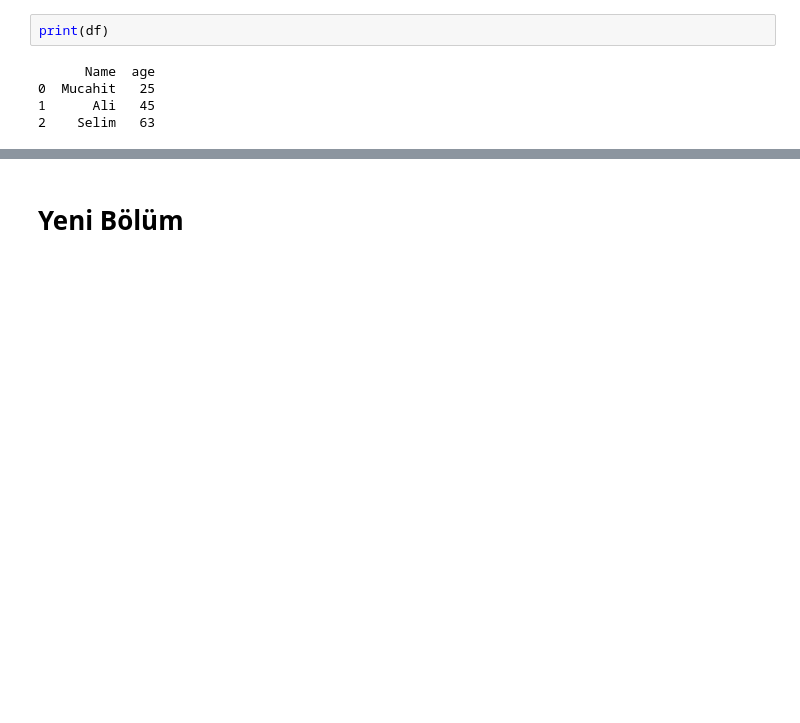
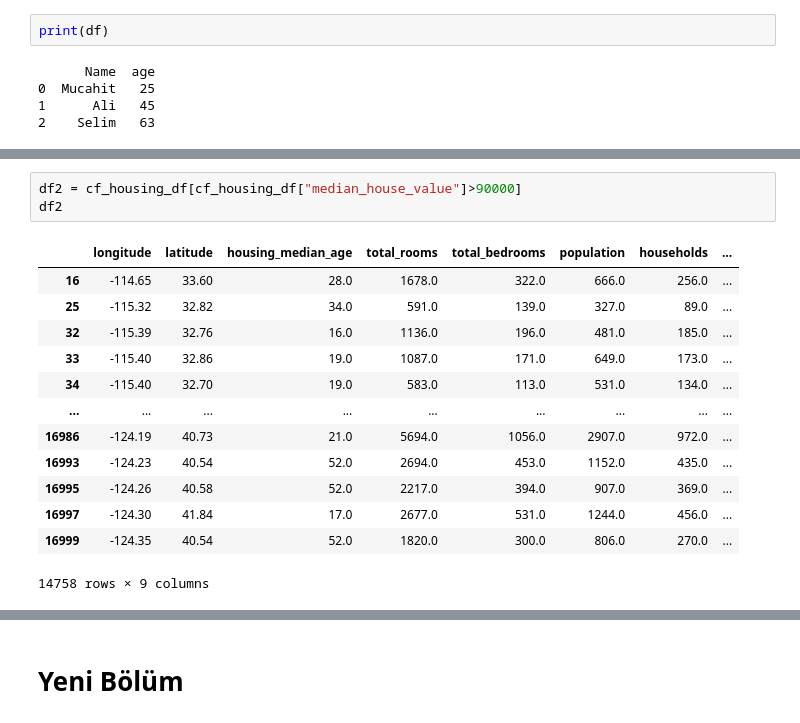
Before and after one commit to DerinOgrenme2021/MucahitSoylemez, a Jupyter notebook: Pandas.ipynb, the cells around one changed output, grey strips where cells are left out. Saved outputs shown, nothing was run; the diff lists cells and outputs as text; blank space fills up the shorter version.

```diff
--- a/Pandas.ipynb
+++ b/Pandas.ipynb
@@ -38,0 +68,17 @@ print(df)
+# %%
+df2 = cf_housing_df[cf_housing_df["median_house_value"]>90000]
+df2
+# %% [output]
+|  | longitude | latitude | housing_median_age | total_rooms | total_bedrooms | population | households | ... |
+| 16 | -114.65 | 33.60 | 28.0 | 1678.0 | 322.0 | 666.0 | 256.0 | ... |
+| 25 | -115.32 | 32.82 | 34.0 | 591.0 | 139.0 | 327.0 | 89.0 | ... |
+| 32 | -115.39 | 32.76 | 16.0 | 1136.0 | 196.0 | 481.0 | 185.0 | ... |
+| 33 | -115.40 | 32.86 | 19.0 | 1087.0 | 171.0 | 649.0 | 173.0 | ... |
+| 34 | -115.40 | 32.70 | 19.0 | 583.0 | 113.0 | 531.0 | 134.0 | ... |
+| ... | ... | ... | ... | ... | ... | ... | ... | ... |
+| 16986 | -124.19 | 40.73 | 21.0 | 5694.0 | 1056.0 | 2907.0 | 972.0 | ... |
+| 16993 | -124.23 | 40.54 | 52.0 | 2694.0 | 453.0 | 1152.0 | 435.0 | ... |
+| 16995 | -124.26 | 40.58 | 52.0 | 2217.0 | 394.0 | 907.0 | 369.0 | ... |
+| 16997 | -124.30 | 41.84 | 17.0 | 2677.0 | 531.0 | 1244.0 | 456.0 | ... |
+| 16999 | -124.35 | 40.54 | 52.0 | 1820.0 | 300.0 | 806.0 | 270.0 | ... |
+14758 rows × 9 columns
```
Also changed, not shown: parts of 9 cells of this notebook.
